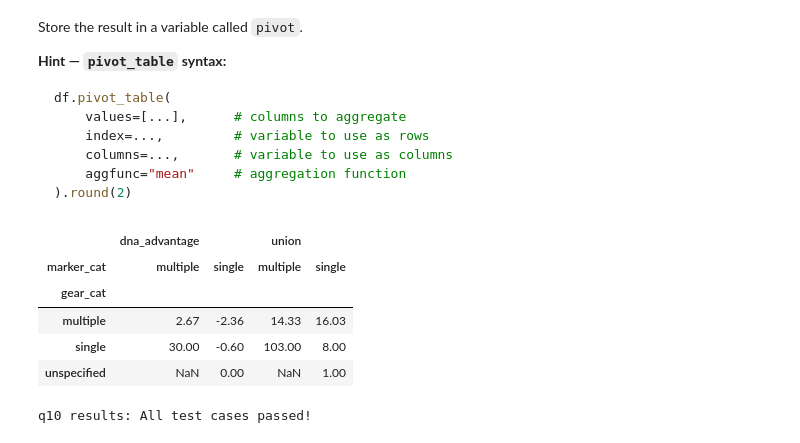
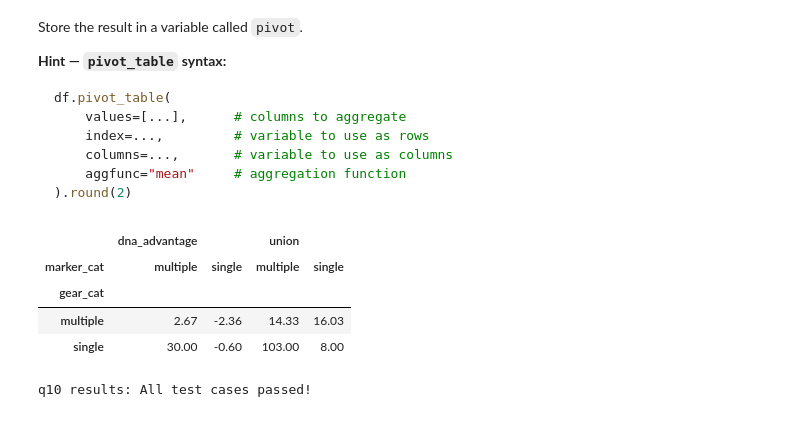
Before and after one commit to marietolteca00/assignment-1, a Jupyter notebook: task1/hw1-task1.ipynb, the cells around one changed output. Drawn from its saved outputs; the diff is of its cells as text; code cells hidden in the pictures.

````diff
--- a/task1/hw1-task1.ipynb
+++ b/task1/hw1-task1.ipynb
@@ -209,24 +209,25 @@ df.pivot_table(
 ).round(2)
 ```
 # %%
-pivot = df.pivot_table(
+pivot = df[df['gear_cat'] != 'unspecified'].pivot_table(
 
     values= ['union', 'dna_advantage'],
-    index = ['gear_cat'],
-    columns= ['marker_cat'],
+    index = 'gear_cat',
+    columns= 'marker_cat',
     aggfunc= "mean"
 
 ).round(2)
 
+# Unspecified row has been removed
+
 
 pivot
 # %% [output]
 |  | dna_advantage |  | union |  |
 | marker_cat | multiple | single | multiple | single |
 | gear_cat |  |  |  |  |
 | multiple | 2.67 | -2.36 | 14.33 | 16.03 |
 | single | 30.00 | -0.60 | 103.00 | 8.00 |
-| unspecified | NaN | 0.00 | NaN | 1.00 |
 # %%
 grader.check("q10")
 # %% [output]
````
Also changed, not shown: 4 other files.
